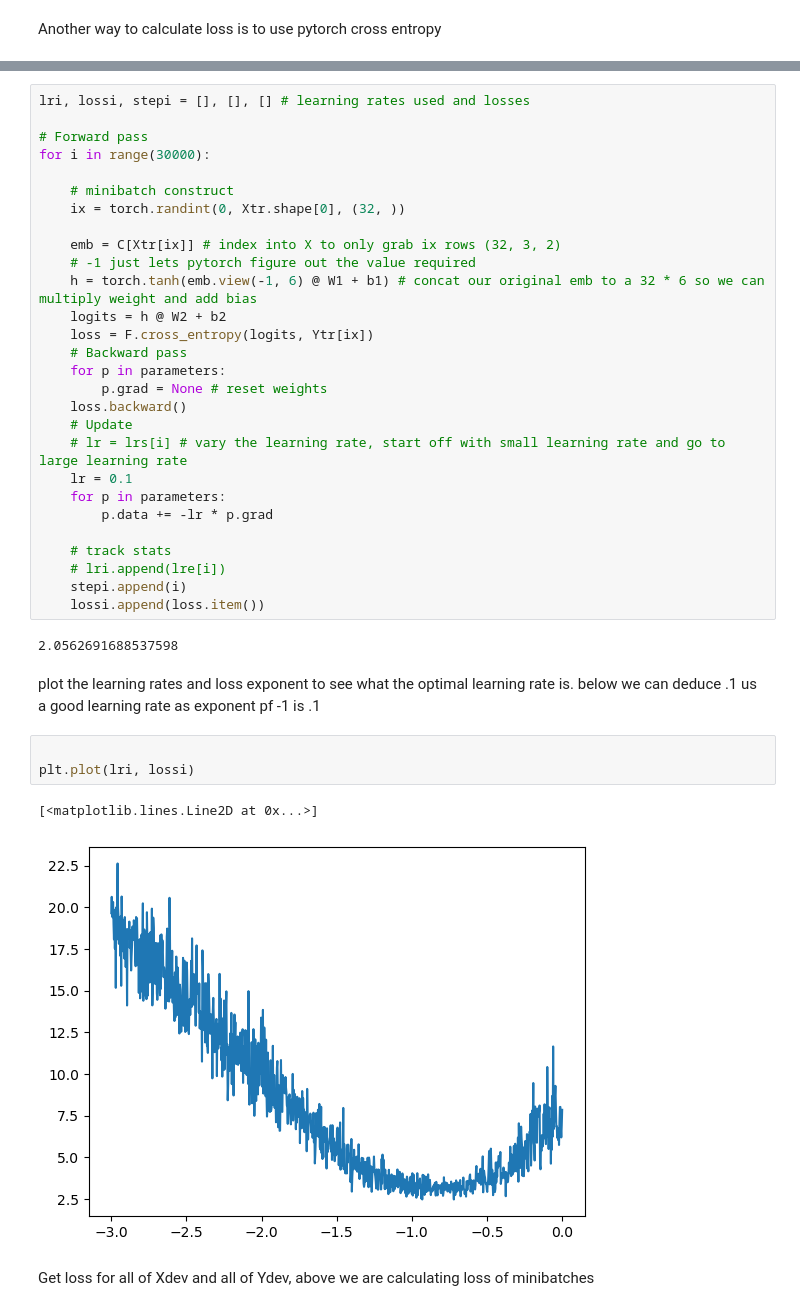
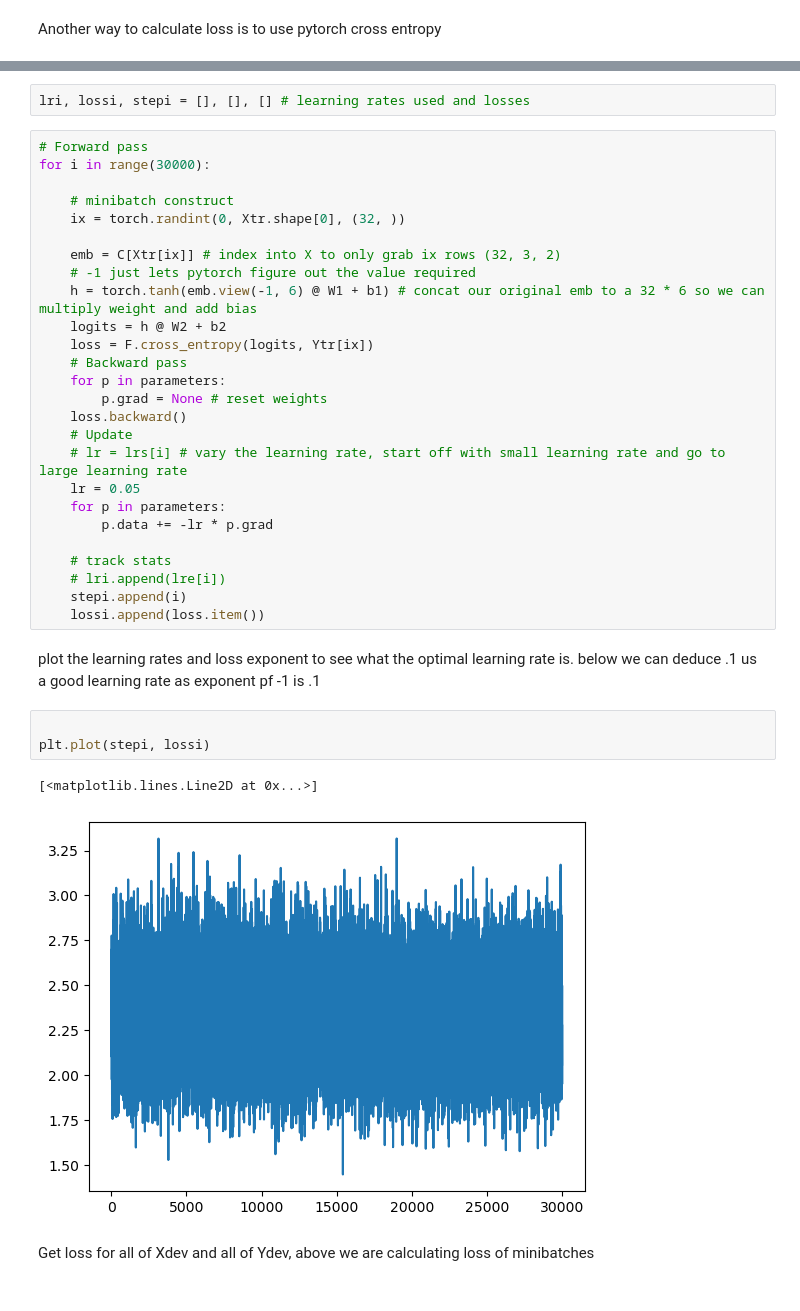
Before and after one commit to rbuke/karpathy-training, a Jupyter notebook: makemore-mlp/notebook.ipynb, the cells around one changed output, grey strips where cells are left out. Drawn from its saved outputs; the diff is of its cells as text.

```diff
--- a/makemore-mlp/notebook.ipynb
+++ b/makemore-mlp/notebook.ipynb
@@ -277,9 +277,9 @@ tensor([0.0010, 0.0010, 0.0010, 0.0010, 0.0010, 0.0010, 0.0010, 0.0010, 0.0011,
         0.8830, 0.8891, 0.8953, 0.9015, 0.9077, 0.9140, 0.9204, 0.9268, 0.9332,
         0.9397, 0.9462, 0.9528, 0.9594, 0.9660, 0.9727, 0.9795, 0.9863, 0.9931,
         1.0000])
+# %%
+lri, lossi, stepi = [], [], [] # learning rates used and losses
 # %%
-lri, lossi, stepi = [], [], [] # learning rates used and losses
-
 # Forward pass
 for i in range(30000):
 
@@ -297,7 +297,7 @@ for i in range(30000):
     loss.backward()
     # Update
     # lr = lrs[i] # vary the learning rate, start off with small learning rate and go to large learning rate
-    lr = 0.1
+    lr = 0.05
     for p in parameters:
         p.data += -lr * p.grad
 
@@ -305,15 +305,13 @@ for i in range(30000):
     # lri.append(lre[i])
     stepi.append(i)
     lossi.append(loss.item())
-# %% [output]
-2.0562691688537598
 # %% [markdown]
 plot the learning rates and loss exponent to see what the optimal learning rate is. below we can deduce .1 us a good learning rate as exponent pf -1 is .1
 # %%
 
-plt.plot(lri, lossi)
+plt.plot(stepi, lossi)
 # %% [output]
 [<matplotlib.lines.Line2D at 0x...>]
-[figure, old version]
+[figure, new version]
 # %% [markdown]
 Get loss for all of Xdev and all of Ydev, above we are calculating loss of minibatches
```
Also changed, not shown: parts of 19 cells of this notebook.
